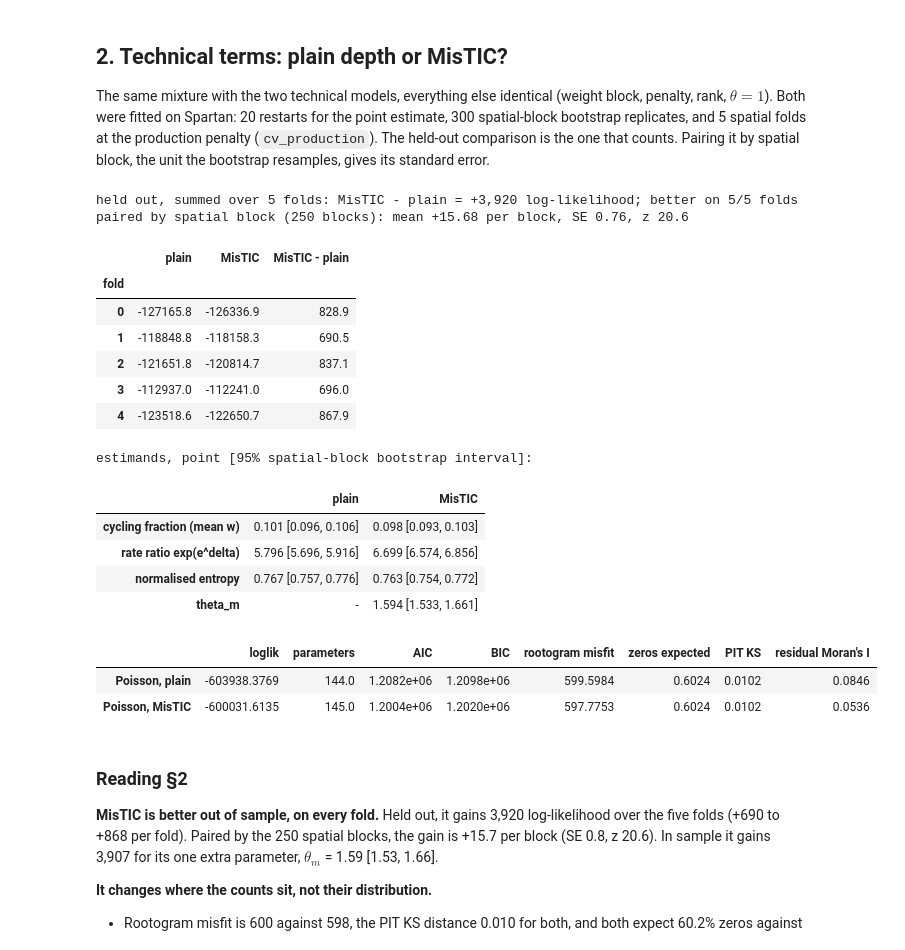
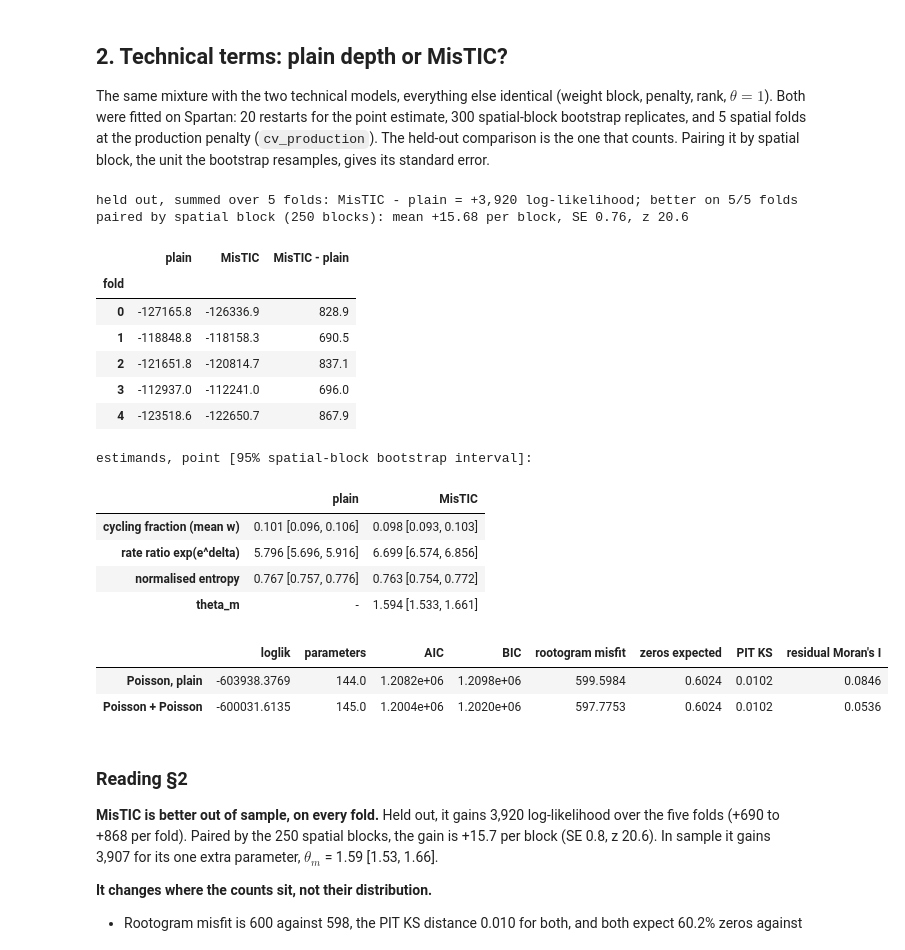
Before and after one commit to lachy01/Spatio-Temporal-Tissue-Dynamics, a Jupyter notebook: notebooks/mixture_model.ipynb, the cells around one changed output. Drawn from its saved outputs; the diff is of its cells as text; code cells hidden in the pictures.

```diff
--- a/notebooks/mixture_model.ipynb
+++ b/notebooks/mixture_model.ipynb
@@ -136,44 +141,45 @@ display(folds.round(1))
 
 u_draw = np.random.default_rng(0).uniform(size=n)
 FITS, ROWS = {}, {}
+LAB = {"plain": "Poisson, plain", "MisTIC": "Poisson + Poisson"}   # the production mixture is Poisson + Poisson
 for t in ("plain", "MisTIC"):
     b_, s_, D_ = DES[t]
     comps, pi = mixture_components(pe[t]["params"], D_, s_)
     k = sum(int(np.size(np.asarray(v))) for v in pe[t]["params"].values())
     row, exp_, u, mean = summary_row(y, comps, k, u_draw, GRID)
-    FITS[f"Poisson, {t}"] = dict(comps=comps, pi=pi, expected=exp_, u=u, mean=mean)
-    ROWS[f"Poisson, {t}"] = row
+    FITS[LAB[t]] = dict(comps=comps, pi=pi, expected=exp_, u=u, mean=mean)
+    ROWS[LAB[t]] = row
 
 boot = {t: load_job(d, "bootstrap") for t, d in (("plain", "outputs/hpc_plain"), ("MisTIC", "outputs/hpc"))}
 def est(t, key, f=lambda v: v):
     v = f(np.asarray(boot[t][key], float)); lo, hi = np.percentile(v, [2.5, 97.5])
     return f"{float(f(np.asarray(pe[t][key]))):.3f} [{lo:.3f}, {hi:.3f}]"
 estim = pd.DataFrame({t: {"cycling fraction (mean w)": est(t, "mean_w"),
                           "rate ratio exp(e^delta)": est(t, "e_delta", np.exp),
                           "normalised entropy": est(t, "entropy"),
                           "theta_m": est(t, "theta_m") if t == "MisTIC" else "-"} for t in ("plain", "MisTIC")})
 print("\nestimands, point [95% spatial-block bootstrap interval]:")
 display(estim)
 pd.DataFrame(ROWS).T.drop(columns=["zeros observed"])
 # %% [output]
 held out, summed over 5 folds: MisTIC - plain = +3,920 log-likelihood; better on 5/5 folds
 paired by spatial block (250 blocks): mean +15.68 per block, SE 0.76, z 20.6
 |  | plain | MisTIC | MisTIC - plain |
 | fold |  |  |  |
 | 0 | -127165.8 | -126336.9 | 828.9 |
 | 1 | -118848.8 | -118158.3 | 690.5 |
 | 2 | -121651.8 | -120814.7 | 837.1 |
 | 3 | -112937.0 | -112241.0 | 696.0 |
 | 4 | -123518.6 | -122650.7 | 867.9 |
 estimands, point [95% spatial-block bootstrap interval]:
 |  | plain | MisTIC |
 | cycling fraction (mean w) | 0.101 [0.096, 0.106] | 0.098 [0.093, 0.103] |
 | rate ratio exp(e^delta) | 5.796 [5.696, 5.916] | 6.699 [6.574, 6.856] |
 | normalised entropy | 0.767 [0.757, 0.776] | 0.763 [0.754, 0.772] |
 | theta_m | - | 1.594 [1.533, 1.661] |
 |  | loglik | parameters | AIC | BIC | rootogram misfit | zeros expected | PIT KS | residual Moran's I |
 | Poisson, plain | -603938.3769 | 144.0 | 1.2082e+06 | 1.2098e+06 | 599.5984 | 0.6024 | 0.0102 | 0.0846 |
-| Poisson, MisTIC | -600031.6135 | 145.0 | 1.2004e+06 | 1.2020e+06 | 597.7753 | 0.6024 | 0.0102 | 0.0536 |
+| Poisson + Poisson | -600031.6135 | 145.0 | 1.2004e+06 | 1.2020e+06 | 597.7753 | 0.6024 | 0.0102 | 0.0536 |
 # %% [markdown]
 ### Reading §2
 
```
Also changed, not shown: parts of 7 cells of this notebook, 5 other files.
